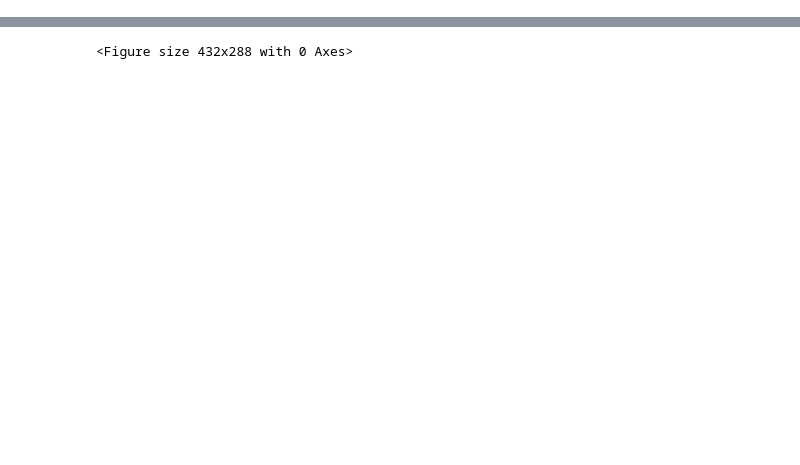
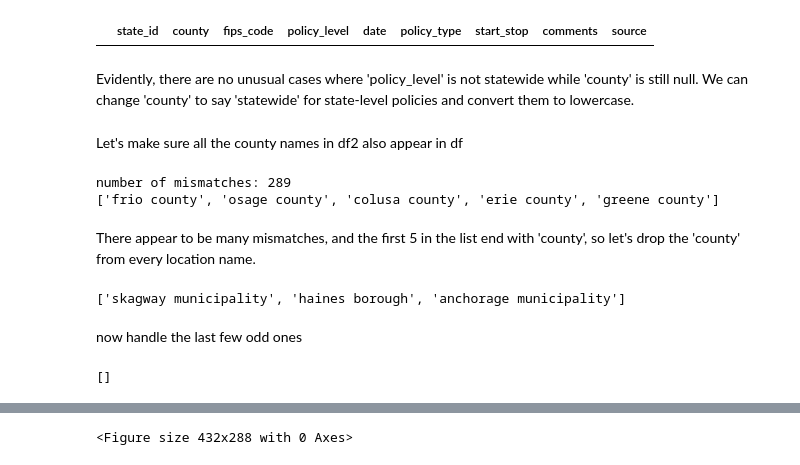
Before and after one commit to apalermo01/Covid-19-correlation-analysis, a Jupyter notebook: Covid-19 data analysis.ipynb, the cells around one changed output, grey strips where cells are left out. Saved outputs shown, nothing was run; the diff lists cells and outputs as text; code cells hidden in the pictures; blank space fills up the shorter version.

```diff
--- a/Covid-19 data analysis.ipynb
+++ b/Covid-19 data analysis.ipynb
@@ -451,0 +396,4 @@ plot_cases(level="county", county="Mecklenburg", state="North Carolina");
+# %%
+abbr = [elem.abbr for elem in us.states.STATES]
+df2 = df2.drop(df2[~df2['state_id'].isin(abbr)].index)
+df2.replace(to_replace=us.states.mapping('abbr', 'name'), inplace=True)
@@ -451,0 +402,2 @@ plot_cases(level="county", county="Mecklenburg", state="North Carolina");
+# %%
+df2.drop('total_phases', axis=1, inplace=True)
@@ -451,0 +417,6 @@ plot_cases(level="county", county="Mecklenburg", state="North Carolina");
+# %%
+df2[(df2['policy_level']!='state') & (df2['county'].isnull())]
+# %% [output]
+|  | state_id | county | fips_code | policy_level | date | policy_type | start_stop | comments | source |
+# %% [markdown]
+Evidently, there are no unusual cases where 'policy_level' is not statewide while 'county' is still null. We can change 'county' to say 'statewide' for state-level policies and convert them to lowercase.
@@ -451,0 +426,31 @@ plot_cases(level="county", county="Mecklenburg", state="North Carolina");
+# %% [markdown]
+Let's make sure all the county names in df2 also appear in df
+# %%
+locs = df['location_name'].unique()
+mismatches = lambda df, locs: [county for county in df['county'][df['policy_level']!='state'].unique()
+                                if county not in locs]
+print(f"number of mismatches: {len(mismatches(df2, locs))}")
+print(f"{mismatches(df2, locs)[:5]}")
+# %% [output]
+number of mismatches: 289
+['frio county', 'osage county', 'colusa county', 'erie county', 'greene county']
+# %% [markdown]
+There appear to be many mismatches, and the first 5 in the list end with 'county', so let's drop the 'county' from every location name.
+# %%
+county_match    = re.compile(" county$")
+df2['county'].replace(to_replace= county_match, value='', inplace=True)
+mismatches(df2, locs)
+# %% [output]
+['skagway municipality', 'haines borough', 'anchorage municipality']
+# %% [markdown]
+now handle the last few odd ones
+# %%
+munici_match    = re.compile(" municipality$")
+Borough_match   = re.compile(" borough$")
+
+df2['county'].replace(to_replace= munici_match, value='', inplace=True)
+df2['county'].replace(to_replace=Borough_match, value='', inplace=True)
+
+mismatches(df2, locs)
+# %% [output]
+[]
```
Also changed, not shown: parts of 138 cells of this notebook, 2 other files.
